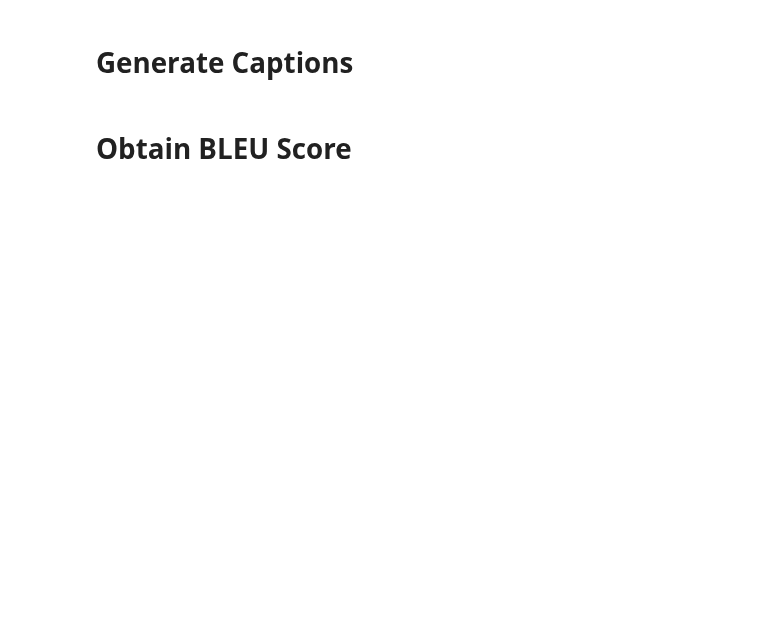
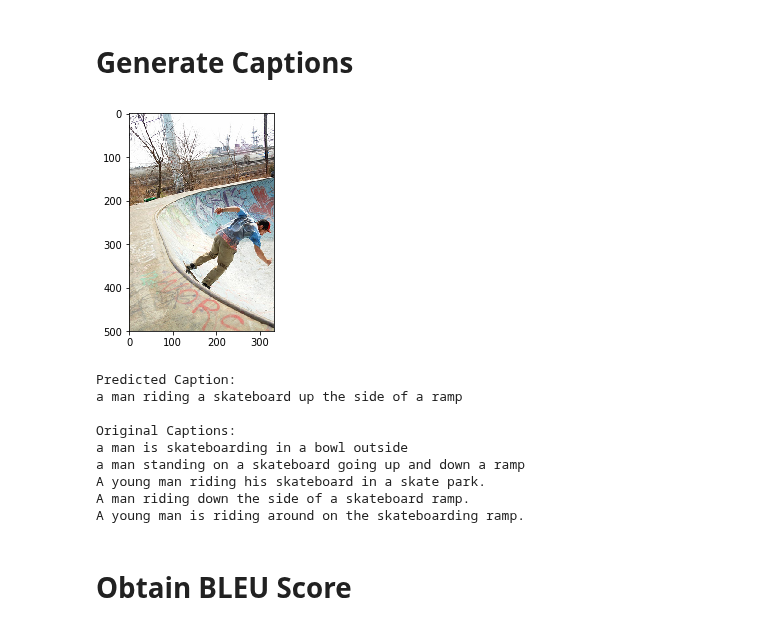
Before and after one commit to shan18/Topic-Based-Image-Captioning, a Jupyter notebook: image_captioning.ipynb, the cells around one changed output. Saved outputs shown, nothing was run; the diff lists cells and outputs as text; code cells hidden in the pictures; blank space fills up the shorter version.

```diff
--- a/image_captioning.ipynb
+++ b/image_captioning.ipynb
@@ -671,10 +671,10 @@ early_stop = EarlyStopping(monitor='val_loss', patience=8, verbose=1)
 # %%
-callbacks = [callback_checkpoint, callback_tensorboard, early_stop]
+callbacks = [callback_checkpoint, callback_tensorboard, callback_early_stop]
 # %% [markdown]
 ### Load Checkpoint
 # %%
 try:
-    model.load_weights(path_checkpoint)
+    model.load_weights('weights/weights.05-2.33.hdf5')
     print('Weights loaded.')
 except Exception as error:
     print("Error trying to load checkpoint.")
@@ -704,9 +700,9 @@ Epoch 2/20
 # %% [markdown]
 # Generate Captions
 # %%
-def generate_captions(topic_values, feature_values, caption_model, tokenizer, max_tokens):
+def generate_predictions(topic_values, feature_values, caption_model, tokenizer, max_tokens):
     # Start with the initial start token
-    predicted_caption = 'startseq'
+    predicted_caption = mark_start
 
     # Input for the caption model
     x_data = {
@@ -716,7 +712,7 @@ def generate_captions(topic_values, feature_values, caption_model, tokenizer, ma
 
     for i in range(max_tokens):
         sequence = tokenizer.texts_to_sequences([predicted_caption])[0]
-        sequence = pad_sequences([sequence], maxlen=max_tokens)
+        sequence = pad_sequences([sequence], maxlen=max_tokens, padding='post')
 
         # predict next word
         x_data['caption_input'] = np.array(sequence)
@@ -737,23 +733,35 @@ def generate_captions(topic_values, feature_values, caption_model, tokenizer, ma
 
     return ' '.join(predicted_caption.split()[1:-1])
 # %%
-idx = 12
+idx = 1803
 image_path = 'dataset/' + images_test[idx]
 # %%
 # Plot the image.
 plt.imshow(load_image(image_path))
 plt.show()
 
 # Predicted Caption
-predicted_caption = generate_captions(
+predicted_caption = generate_predictions(
     topic_transfer_values_test[idx], feature_transfer_values_test[idx], model, tokenizer, max_tokens
 )
 print('Predicted Caption:')
 print(predicted_caption)
 
 # Original Captions
-print('Original Captions:')
-print(captions_test[idx])
+print('\nOriginal Captions:')
+for caption in captions_test[idx]:
+    print(caption)
+# %% [output]
+[figure, added]
+Predicted Caption:
+a man riding a skateboard up the side of a ramp
+
+Original Captions:
+a man is skateboarding in a bowl outside
+a man standing on a skateboard going up and down a ramp
+A young man riding his skateboard in a skate park.
+A man riding down the side of a skateboard ramp.
+A young man is riding around on the skateboarding ramp.
 # %% [markdown]
 # Obtain BLEU Score
 # %%
```
Also changed, not shown: parts of 18 cells of this notebook.
